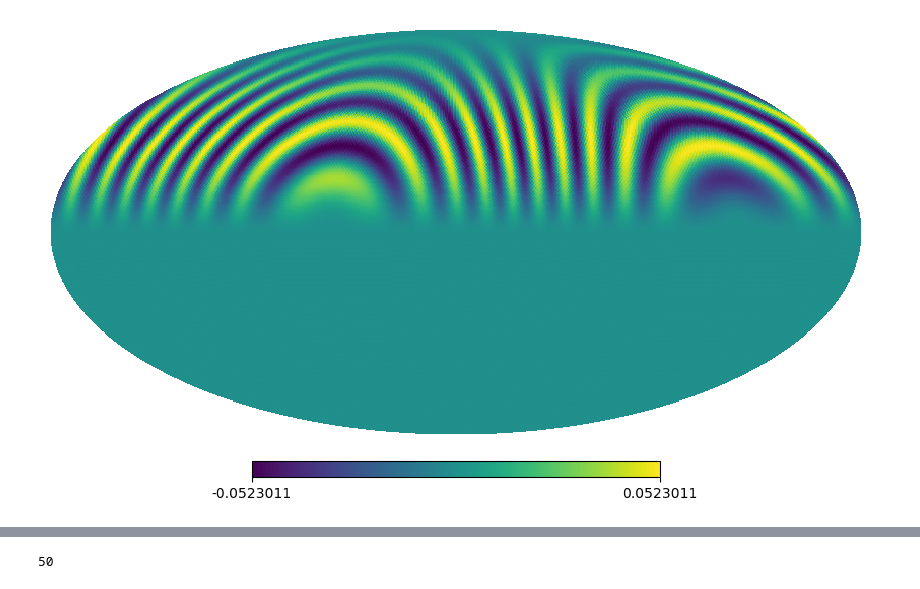
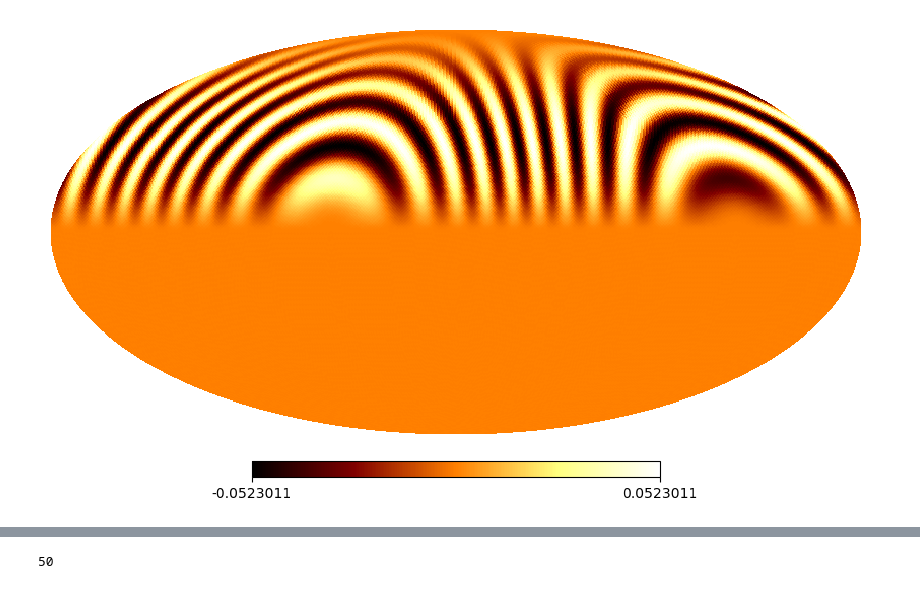
Before and after one commit to slosar/notebooks, a Jupyter notebook: fiore_mapper.ipynb, the cells around one changed output, grey strips where cells are left out. Saved outputs shown, nothing was run; the diff lists cells and outputs as text; code cells hidden in the pictures.

```diff
--- a/fiore_mapper.ipynb
+++ b/fiore_mapper.ipynb
@@ -49,9 +49,9 @@ def rotate_phi(malm, phi):
 # %%
 B0=read_beam('GainPlot_FIORE_Moon_05MHz_monopole_6m.csv')
 B = rotate_2beam(B0,0,90,5,0.6,np.pi/2)
-hp.mollview(B,title="")
+hp.mollview(B,title="",cmap='afmhot')
 # %% [output]
-[figure, old version]
+[figure, new version]
 # %%
 
 B = rotate_2beam(B0,50,-23,5,0.6,np.pi/2)
```
Also changed, not shown: parts of 3 cells of this notebook.
